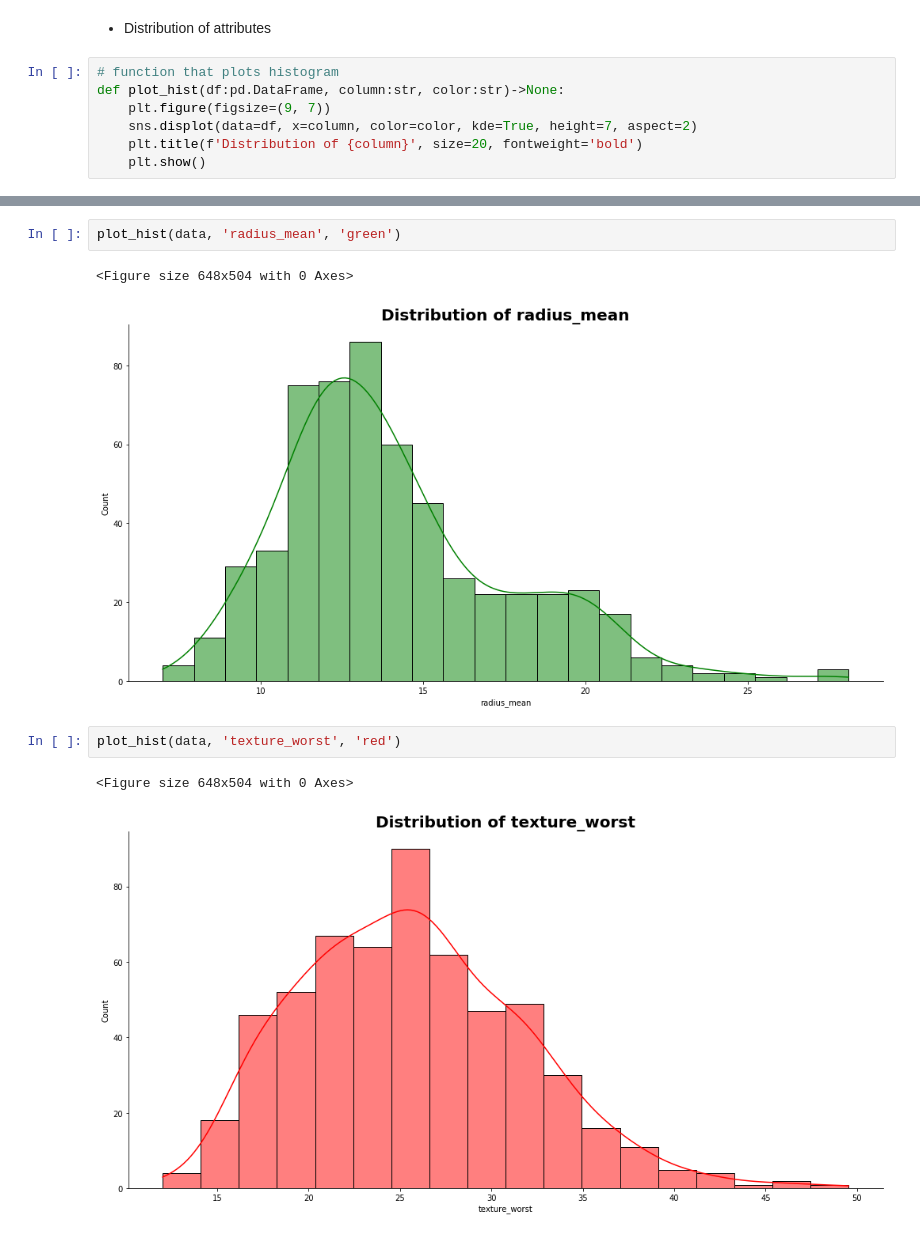
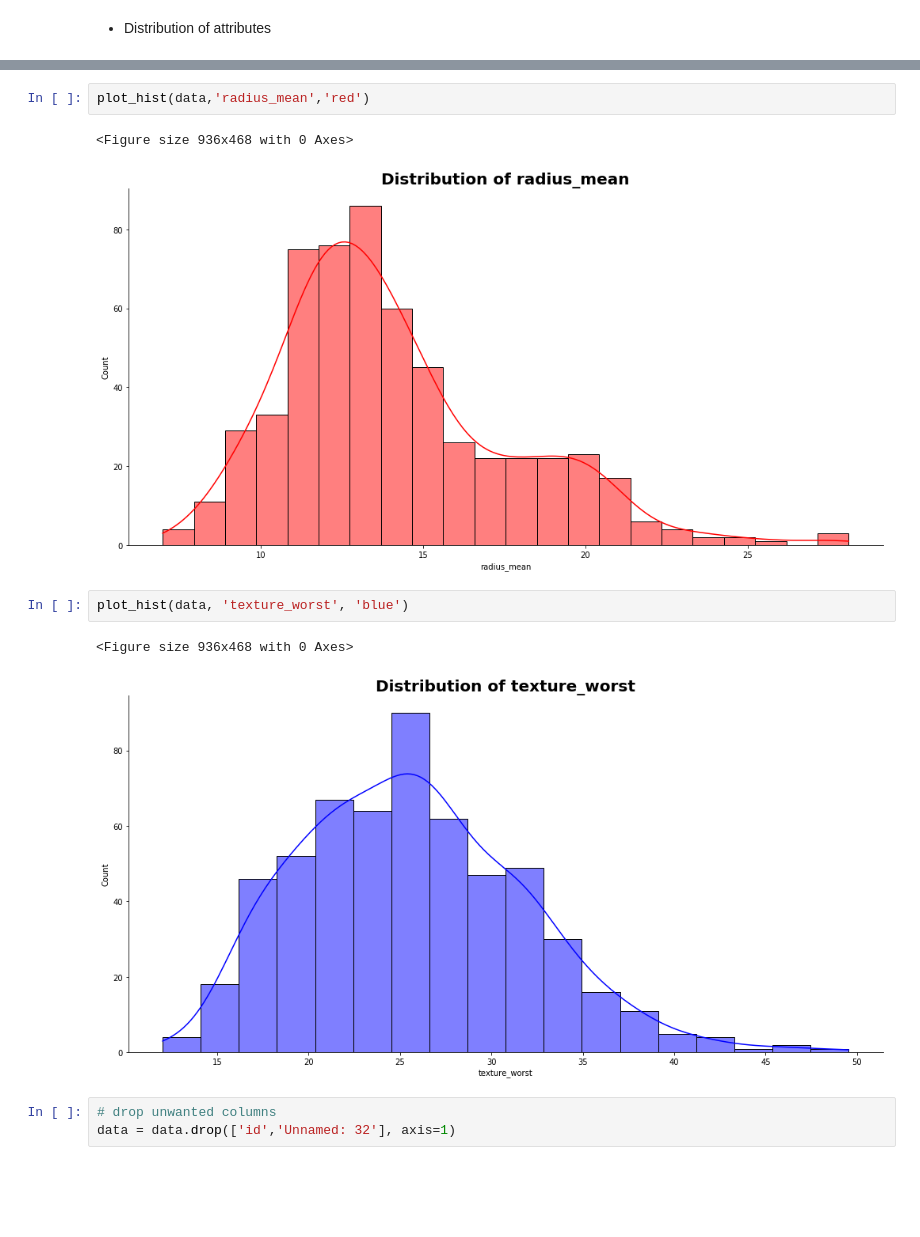
Before and after one commit to khaiyra/casualty, a Jupyter notebook: notebook/DataExploration.ipynb, the cells around one changed output, grey strips where cells are left out. Cells and saved outputs as stored; diff of their text form; blank space fills up the shorter version.

```diff
--- a/notebook/DataExploration.ipynb
+++ b/notebook/DataExploration.ipynb
@@ -175,9 +185,2 @@ sns.heatmap(data.corr(), annot = True, linewidth = 0.5, fmt = '.1f', ax = ax )
 # %% [markdown]
 * Distribution of attributes
-# %%
-# function that plots histogram
-def plot_hist(df:pd.DataFrame, column:str, color:str)->None:
-    plt.figure(figsize=(9, 7))
-    sns.displot(data=df, x=column, color=color, kde=True, height=7, aspect=2)
-    plt.title(f'Distribution of {column}', size=20, fontweight='bold')
-    plt.show()
@@ -184,10 +196,13 @@ def plot_hist(df:pd.DataFrame, column:str, color:str)->None:
 # %%
-plot_hist(data, 'radius_mean', 'green')
+plot_hist(data,'radius_mean','red')
 # %% [output]
-<Figure size 648x504 with 0 Axes>
+<Figure size 936x468 with 0 Axes>
-[figure, old version]
+[figure, new version]
 # %%
-plot_hist(data, 'texture_worst', 'red')
+plot_hist(data, 'texture_worst', 'blue')
 # %% [output]
-<Figure size 648x504 with 0 Axes>
+<Figure size 936x468 with 0 Axes>
-[figure, old version]
+[figure, new version]
+# %%
+# drop unwanted columns
+data = data.drop(['id','Unnamed: 32'], axis=1)
```
Also changed, not shown: parts of 24 cells of this notebook.
